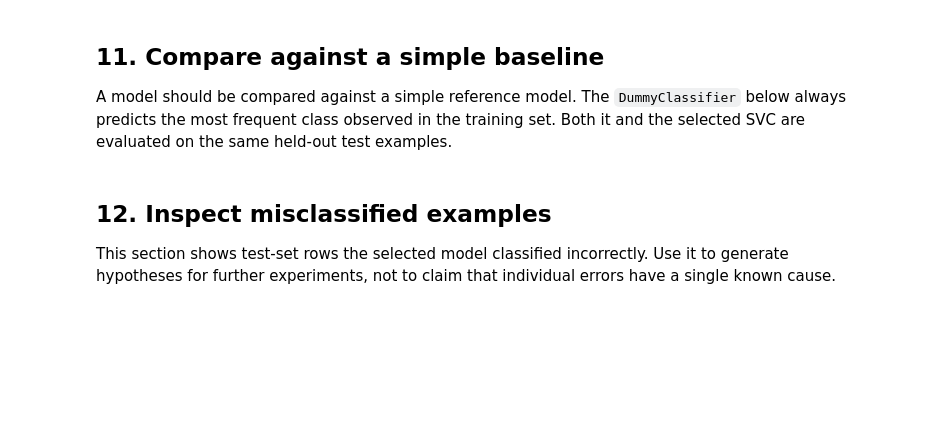
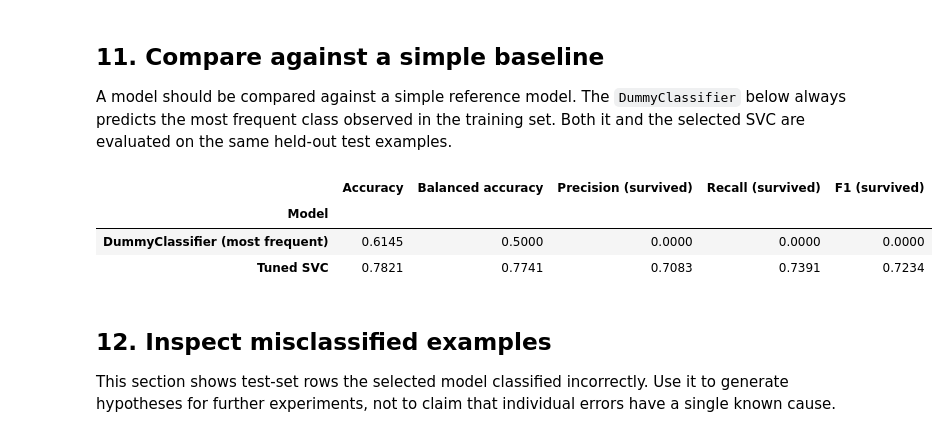
Before and after one commit to Pratham-Mishra225/SVM, a Jupyter notebook: svc.ipynb, the cells around one changed output. Drawn from its saved outputs; the diff is of its cells as text; code cells hidden in the pictures; blank space fills up the shorter version.

Commit message:
data and models

```diff
--- a/svc.ipynb
+++ b/svc.ipynb
@@ -396,28 +544,34 @@ A model should be compared against a simple reference model. The `DummyClassifie
 # %%
 dummy_model = DummyClassifier(strategy="most_frequent")
 dummy_model.fit(X_train, y_train)
 dummy_pred = dummy_model.predict(X_test)
 
 comparison = pd.DataFrame([
     {
         "Model": "DummyClassifier (most frequent)",
         "Accuracy": accuracy_score(y_test, dummy_pred),
         "Balanced accuracy": balanced_accuracy_score(y_test, dummy_pred),
         "Precision (survived)": precision_score(y_test, dummy_pred, zero_division=0),
         "Recall (survived)": recall_score(y_test, dummy_pred, zero_division=0),
         "F1 (survived)": f1_score(y_test, dummy_pred, zero_division=0),
     },
     {
         "Model": "Tuned SVC",
         "Accuracy": accuracy_score(y_test, y_pred),
         "Balanced accuracy": balanced_accuracy_score(y_test, y_pred),
         "Precision (survived)": precision_score(y_test, y_pred, zero_division=0),
         "Recall (survived)": recall_score(y_test, y_pred, zero_division=0),
         "F1 (survived)": f1_score(y_test, y_pred, zero_division=0),
     },
 ])
 
-display(comparison.set_index("Model").style.format("{:.4f}"))
+# Round all float columns to 4 decimal places
+display(comparison.set_index("Model").round(4))
+# %% [output]
+|  | Accuracy | Balanced accuracy | Precision (survived) | Recall (survived) | F1 (survived) |
+| Model |  |  |  |  |  |
+| DummyClassifier (most frequent) | 0.6145 | 0.5000 | 0.0000 | 0.0000 | 0.0000 |
+| Tuned SVC | 0.7821 | 0.7741 | 0.7083 | 0.7391 | 0.7234 |
 # %% [markdown]
 ## 12. Inspect misclassified examples
 
```
Also changed, not shown: parts of 18 cells of this notebook, 1 other file.
